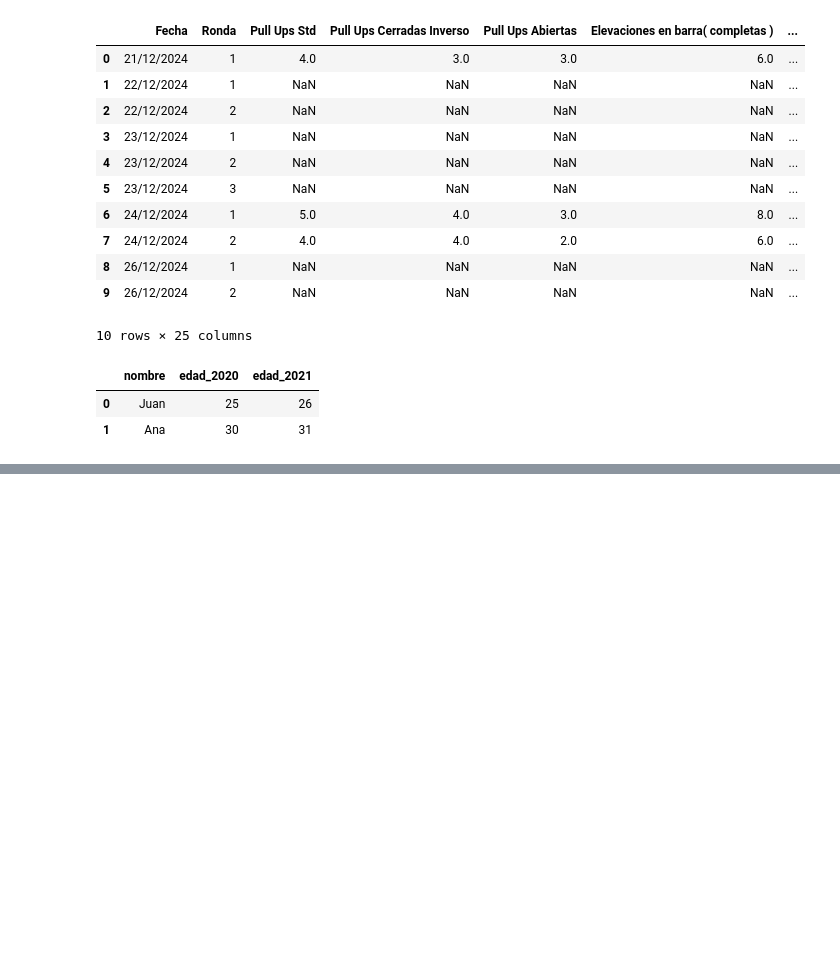
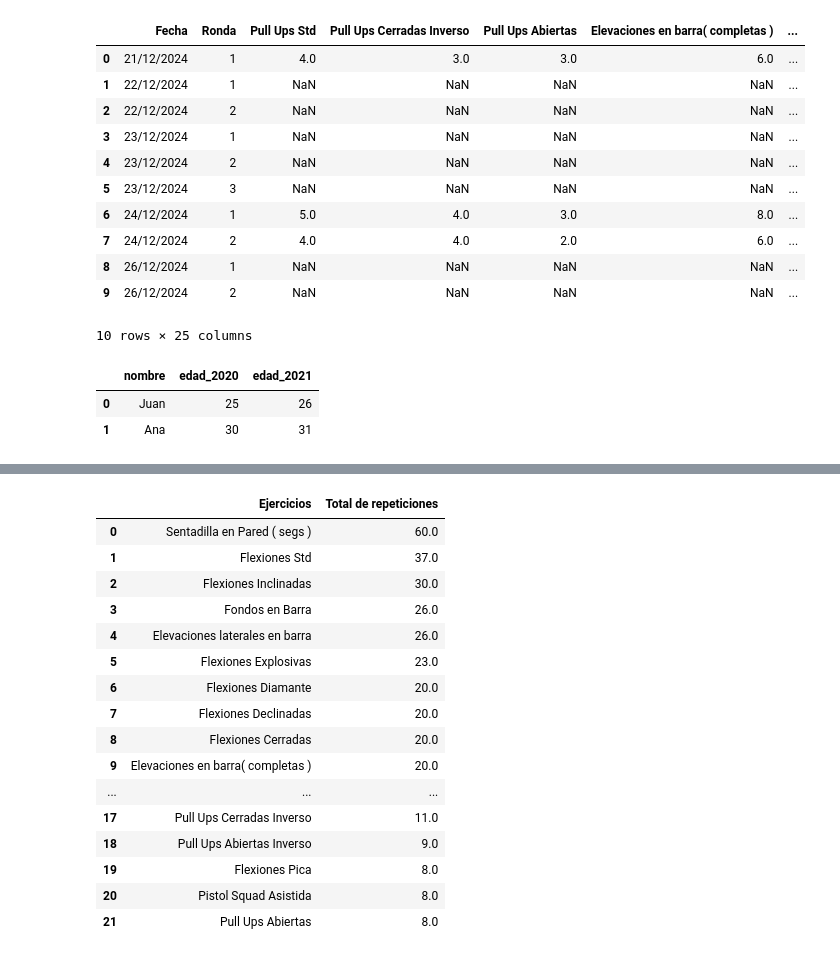
Before and after one commit to rdanbaro/DiamondAnalyzer-api, a Jupyter notebook: prueba_moduloDS.ipynb, the cells around one changed output, grey strips where cells are left out. Cells and saved outputs as stored; diff of their text form; code cells hidden in the pictures; blank space fills up the shorter version.

Commit message:
funcion para devolver estadisticas de los entreno del servicio modulo_ds implementada

```diff
--- a/prueba_moduloDS.ipynb
+++ b/prueba_moduloDS.ipynb
@@ -299,3 +299,17 @@ class EntrenamientoEjercicio(Base):
 
     rutina_id = Column(Integer, ForeignKey('Entrenamientos.id'))
     entrenamiento = relationship('Entrenamiento', back_populates='ejercicio')
+# %%
+import pandas as pd
+import numpy as np
+import matplotlib.pyplot as plt
+import seaborn as sns
+
+
+df_rutinas_raw = pd.read_csv(r"C:\Users\User\Downloads\Datos de Entreno Notion\Trackeo Entrenamientos.csv")
+df_ejercicios_raw = pd.read_csv(r"C:\Users\User\Downloads\Datos de Entreno Notion\Ejercicios-Tipos.csv")
+
+
+
+df_rutinas_raw
+df_ejercicios_raw
@@ -301,0 +373,70 @@ class EntrenamientoEjercicio(Base):
+# %%
+df_ejercicios_processed = pd.melt(df_ejercicios_raw, var_name='Ejercicios',id_vars=['Fecha', 'Ronda', 'Rutina'],
+                                  value_name='Repeticiones',
+                                  value_vars= df_ejercicios_raw.keys().tolist()[1:-1]
+).dropna().sort_values(by=['Fecha', 'Ronda']).reset_index(drop=True)
+
+
+# Rondas
+rondas_por_dia = df_ejercicios_processed.groupby(['Fecha'])['Ronda'].nunique().reset_index()
+max_rondas_por_dia = df_ejercicios_processed.groupby(['Fecha'])['Ronda'].max().reset_index()
+total_rondas = int(max_rondas_por_dia['Ronda'].sum())
+
+#
+# Total de series por ejercicio
+series_por_ejercicio = (
+    df_ejercicios_processed.groupby(['Ejercicios'])
+    .count()
+    .reset_index()
+    .loc[:,['Ejercicios', 'Fecha']]
+    .rename(columns={'Fecha': 'Total de series'})
+    .sort_values(by=['Total de series'], ascending=False)
+    .reset_index(drop=True)
+    )
+
+# Repeticiones
+repeticiones_por_ejercicio = (
+    df_ejercicios_processed.groupby(['Ejercicios'])
+    .sum()
+    .reset_index()
+    .loc[:,['Ejercicios', 'Repeticiones']]
+    .rename(columns={'Repeticiones': 'Total de repeticiones'})
+    .sort_values(by=['Total de repeticiones'], ascending=False)
+    .reset_index(drop=True)
+    )
+
+repeticiones_por_ejercicio_por_dia = (
+    df_ejercicios_processed.groupby(['Fecha', 'Ejercicios'])
+    .sum()
+    #.reset_index()
+    #.loc[:,['Ejercicios', 'Fecha', 'Repeticiones']]
+    #.rename(columns={'Repeticiones': 'Total de repeticiones'})
+    #.sort_values(by=['Fecha'], ascending=True)
+    #.reset_index(drop=True)
+    )
+
+
+series_por_dia
+series_por_ejercicio['Ejercicios'][0]
+#df_ejercicios_processed
+repeticiones_por_ejercicio
+#repeticiones_por_ejercicio_por_dia
+#total_series
+# %% [output]
+|  | Ejercicios | Total de repeticiones |
+| 0 | Sentadilla en Pared ( segs ) | 60.0 |
+| 1 | Flexiones Std | 37.0 |
+| 2 | Flexiones Inclinadas | 30.0 |
+| 3 | Fondos en Barra | 26.0 |
+| 4 | Elevaciones laterales en barra | 26.0 |
+| 5 | Flexiones Explosivas | 23.0 |
+| 6 | Flexiones Diamante | 20.0 |
+| 7 | Flexiones Declinadas | 20.0 |
+| 8 | Flexiones Cerradas | 20.0 |
+| 9 | Elevaciones en barra( completas ) | 20.0 |
+| ... | ... | ... |
+| 17 | Pull Ups Cerradas Inverso | 11.0 |
+| 18 | Pull Ups Abiertas Inverso | 9.0 |
+| 19 | Flexiones Pica | 8.0 |
+| 20 | Pistol Squad Asistida | 8.0 |
+| 21 | Pull Ups Abiertas | 8.0 |
```
Also changed, not shown: parts of 5 cells of this notebook, 1 other file.
